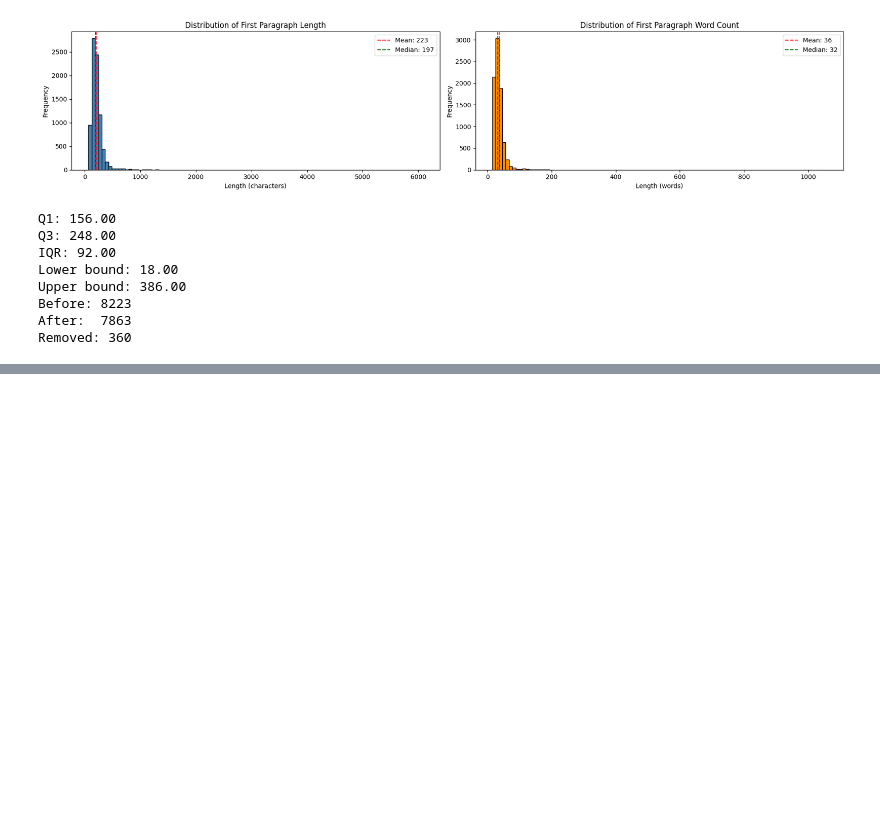
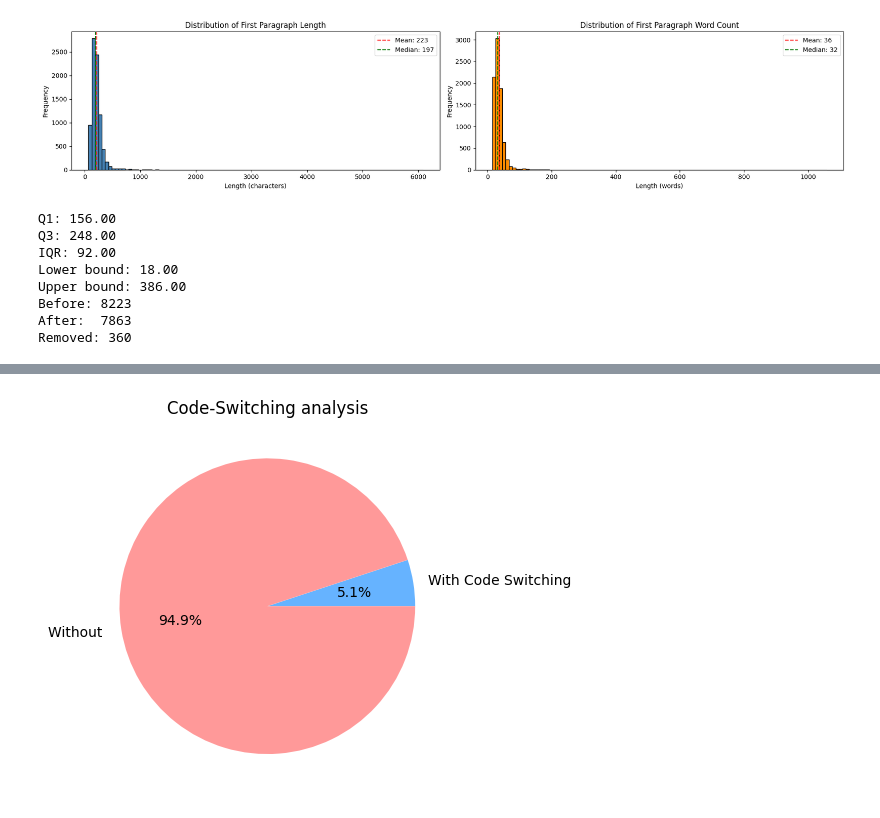
Before and after one commit to oafidi/ContextualQA, a Jupyter notebook: preprocessing.ipynb, the cells around one changed output, grey strips where cells are left out. Cells and saved outputs as stored; diff of their text form; code cells hidden in the pictures; blank space fills up the shorter version.

```diff
--- a/preprocessing.ipynb
+++ b/preprocessing.ipynb
@@ -432,0 +483,7 @@ df.to_csv("datasets/processed/goud_preprocessed_V1.csv", index=False, encoding="
+# %%
+counts = [df["code_switching"].sum(), df.shape[0] - df["code_switching"].sum()]
+plt.pie(counts, labels=["With Code Switching", "Without "], autopct='%1.1f%%', colors=['#66b3ff', '#ff9999'])
+plt.title("Code-Switching analysis")
+plt.show()
+# %% [output]
+[figure, added]
```
Also changed, not shown: parts of 13 cells of this notebook, 6 other files.
